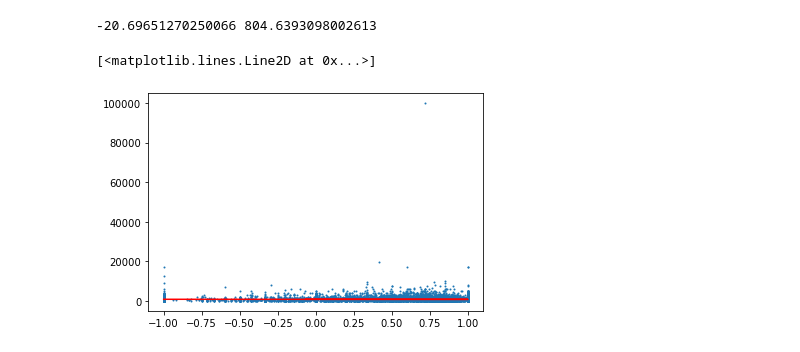
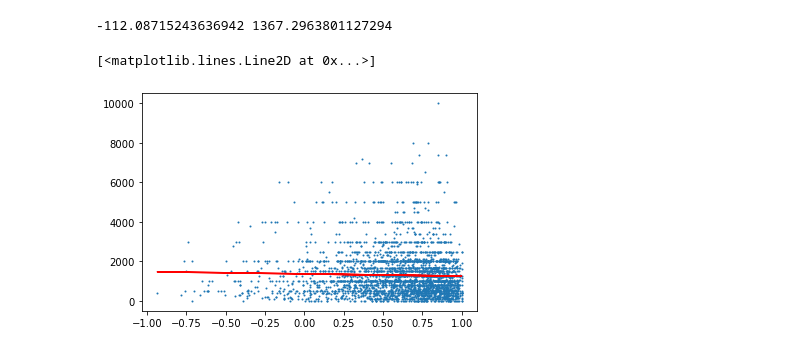
Before and after one commit to emilbreustedt/data-literacy-steam-project, a Jupyter notebook: predictor.ipynb, the cells around one changed output. Cells and saved outputs as stored; diff of their text form; code cells hidden in the pictures.

```diff
--- a/predictor.ipynb
+++ b/predictor.ipynb
@@ -112,0 +5,3 @@ Text(0.5, 1.0, 'Score distribution')
+# %%
+df = pd.read_csv("clean_data.csv", index_col=0, low_memory=False)
+df
@@ -113,46 +22,16 @@ Text(0.5, 1.0, 'Score distribution')
 # %%
-# get prices
-prices = []
-
-# iterate through rows
-for index, row in df.iterrows():
-    # if free to play, set price 0
-    if row.is_free:
-        prices.append(0)
-
-    else:
-        # try to read the entry as a dictionary
-        try:
-            dict = literal_eval(str(row.price_overview).replace("''",'None'))
-
-        # if not possible delete row
-        except:
-            df.drop(index, inplace=True)
-
-        # if possible
-        else:
-
-            # if currency is not EUR
-            if dict["currency"] != "EUR":
-
-                # delete row
-                df.drop(index, inplace=True)
-
-            # get price
-            else:
-                prices.append(dict["initial"])
-
 # calculate score
 score = (df.total_positive - df.total_negative)/df.total_reviews
-plt.scatter(score, prices, s = 1)
+
+plt.scatter(score, df.price, s = 1)
 
 # calculate linear regression
-m, b = np.polyfit(score, prices, 1)
+m, b = np.polyfit(score, df.price, 1)
 print(m, b)
 
 # regression line
 plt.plot(score, m*score+b, color='red')
 # %% [output]
--20.69651270250066 804.6393098002613
+-112.08715243636942 1367.2963801127294
 [<matplotlib.lines.Line2D at 0x...>]
-[figure, old version]
+[figure, new version]
```
Also changed, not shown: parts of 7 cells of this notebook, 5 other files.
